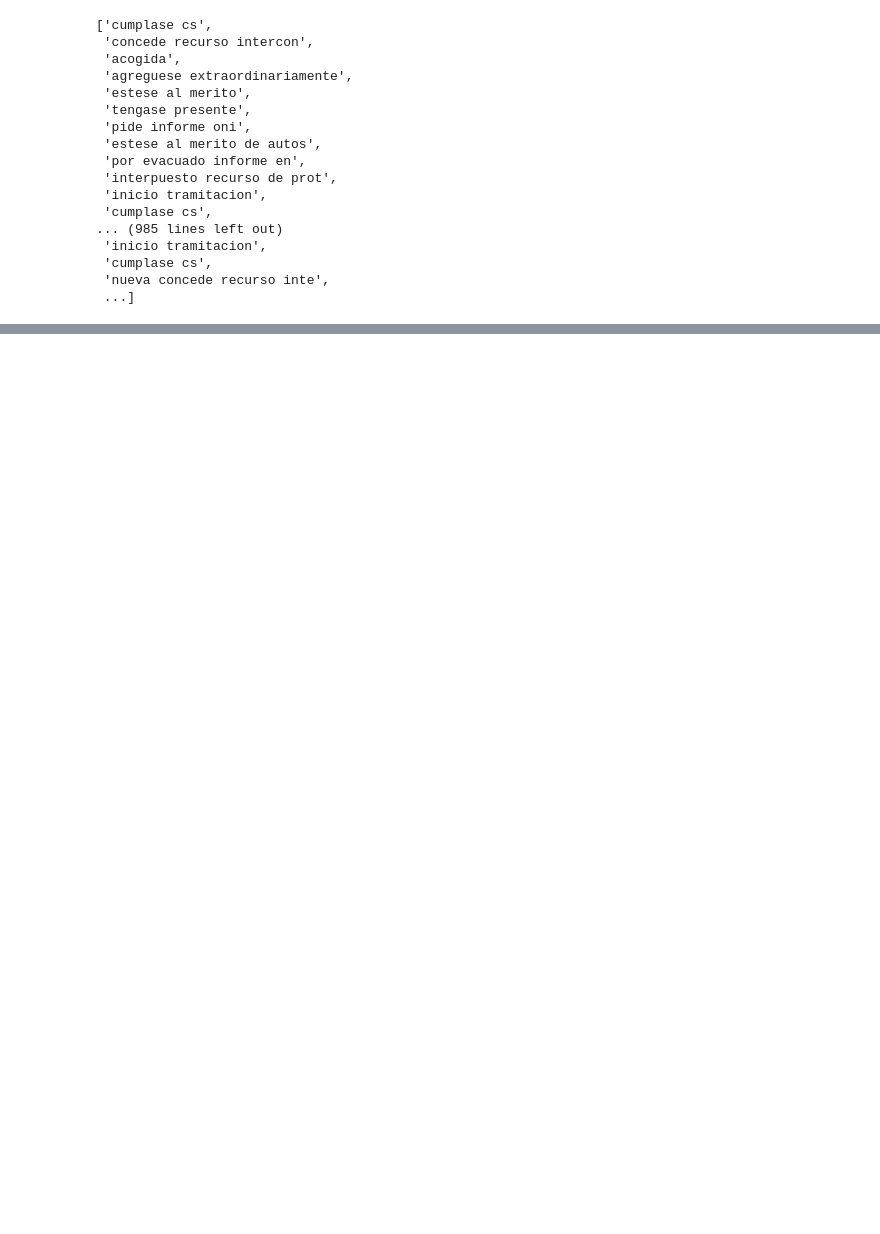
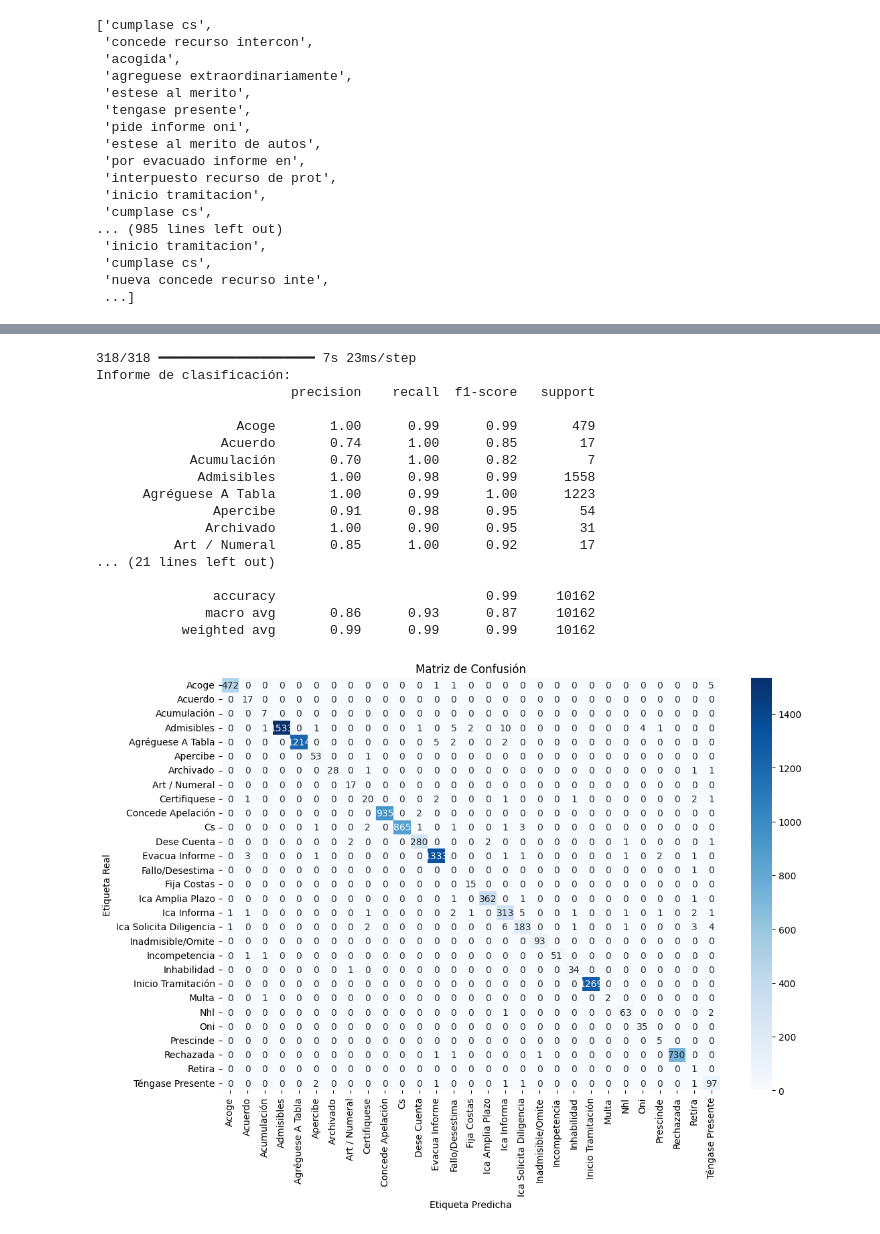
Before and after one commit to LLAES07/nlp, a Jupyter notebook: NLP_CODE.ipynb, the cells around one changed output, grey strips where cells are left out. Cells and saved outputs as stored; diff of their text form; code cells hidden in the pictures; blank space fills up the shorter version.

```diff
--- a/NLP_CODE.ipynb
+++ b/NLP_CODE.ipynb
@@ -145,0 +536,15 @@ clean_data
+# %%
+padded_sequences = pad_sequences(sequences, maxlen=max_sequence_len, padding='pre')
+X_train, X_test, y_train, y_test = train_test_split(padded_sequences, y_categorical, test_size=0.2, random_state=42)
+# 2. Convertir etiquetas de una codificación categórica (one-hot) a valores enteros
+y_train_int = y_train.argmax(axis=1)  # De one-hot a entero
+
+# 3. Aplicar SMOTE para generar datos sintéticos
+smote = SMOTE(random_state=42)
+X_train_resampled, y_train_resampled = smote.fit_resample(X_train, y_train_int)
+
+# 4. Volver a convertir las etiquetas generadas por SMOTE a one-hot encoding
+y_train_resampled = to_categorical(y_train_resampled, num_classes=y_categorical.shape[1])
+
+# Verificar los tamaños después de SMOTE
+print(f"Tamaño original: {X_train.shape}, Tamaño después de SMOTE: {X_train_resampled.shape}")
@@ -145,0 +617,48 @@ clean_data
+# %%
+from sklearn.metrics import classification_report, confusion_matrix
+import seaborn as sns
+import matplotlib.pyplot as plt
+import numpy as np
+
+# Predecir las probabilidades para el conjunto de prueba
+y_pred_probs = model.predict(X_test)
+
+# Convertir las probabilidades a clases predichas
+y_pred = np.argmax(y_pred_probs, axis=1)
+
+# Obtener las etiquetas reales
+y_true = np.argmax(y_test, axis=1)
+
+# Generar el informe de clasificación
+print("Informe de clasificación:")
+print(classification_report(y_true, y_pred, target_names=label_encoder.classes_))
+
+# Generar la matriz de confusión
+cm = confusion_matrix(y_true, y_pred)
+
+# Visualizar la matriz de confusión
+plt.figure(figsize=(12, 8))
+sns.heatmap(cm, annot=True, fmt='d', cmap='Blues', xticklabels=label_encoder.classes_, yticklabels=label_encoder.classes_)
+plt.ylabel('Etiqueta Real')
+plt.xlabel('Etiqueta Predicha')
+plt.title('Matriz de Confusión')
+plt.show()
+# %% [output]
+318/318 ━━━━━━━━━━━━━━━━━━━━ 7s 23ms/step
+Informe de clasificación:
+                         precision    recall  f1-score   support
+
+                  Acoge       1.00      0.99      0.99       479
+                Acuerdo       0.74      1.00      0.85        17
+            Acumulación       0.70      1.00      0.82         7
+             Admisibles       1.00      0.98      0.99      1558
+      Agréguese A Tabla       1.00      0.99      1.00      1223
+               Apercibe       0.91      0.98      0.95        54
+              Archivado       1.00      0.90      0.95        31
+          Art / Numeral       0.85      1.00      0.92        17
+... (21 lines left out)
+
+               accuracy                           0.99     10162
+              macro avg       0.86      0.93      0.87     10162
+           weighted avg       0.99      0.99      0.99     10162
+[figure, added]
```
Also changed, not shown: parts of 28 cells of this notebook.
